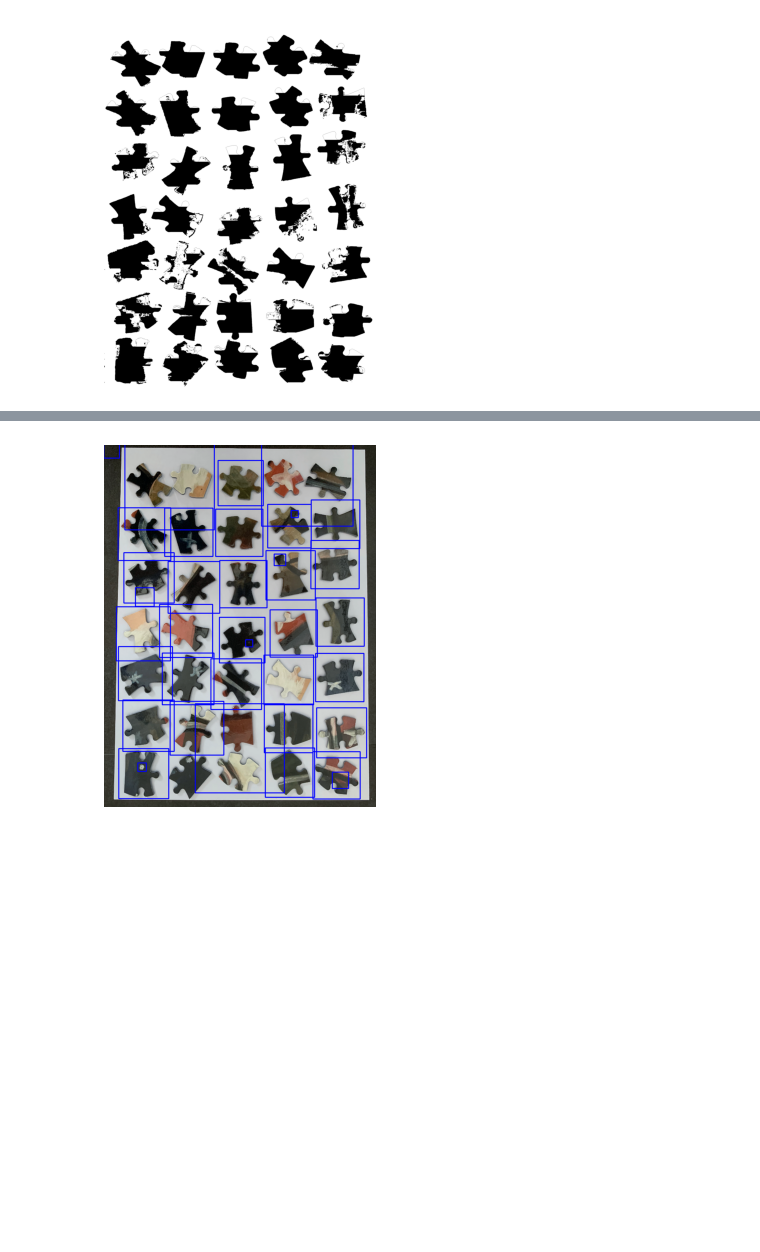
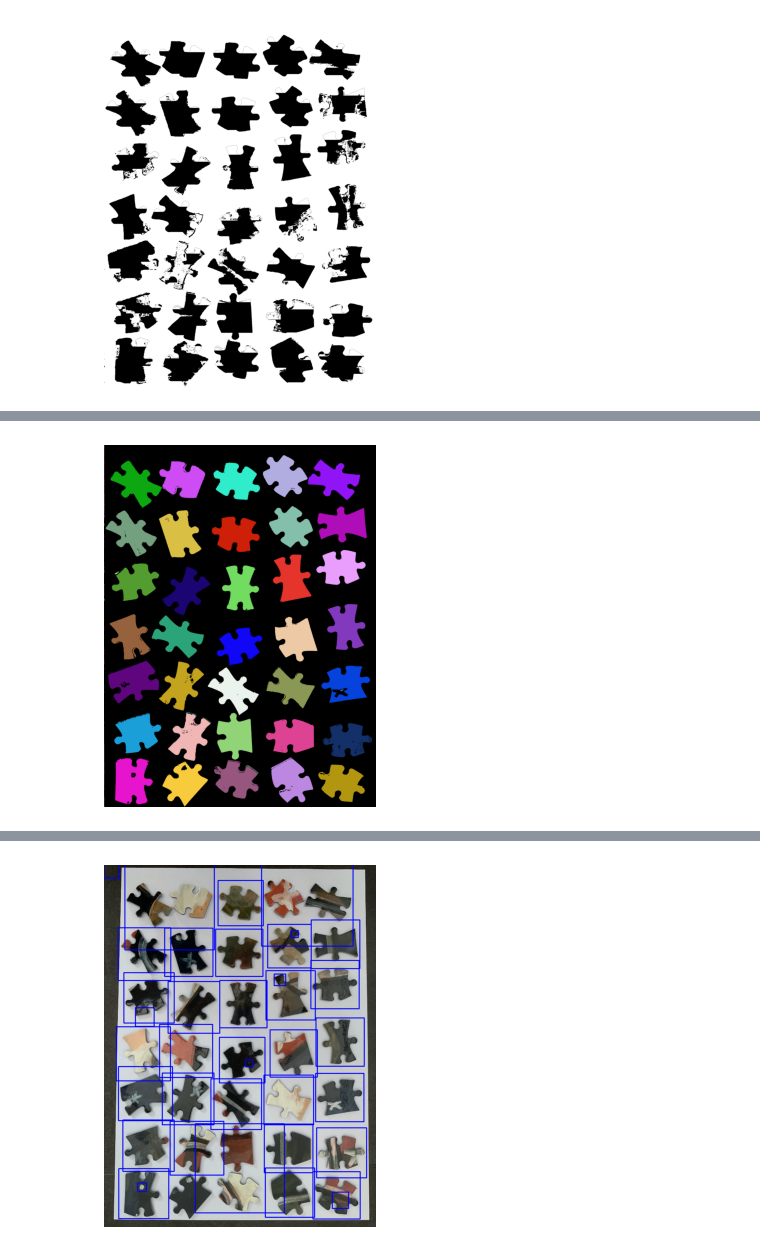
Before and after one commit to tang-ji/jigsaw-puzzle-solver, a Jupyter notebook: puzzle-image-processing.ipynb, the cells around one changed output, grey strips where cells are left out. Saved outputs shown, nothing was run; the diff lists cells and outputs as text; code cells hidden in the pictures; blank space fills up the shorter version.

```diff
--- a/puzzle-image-processing.ipynb
+++ b/puzzle-image-processing.ipynb
@@ -154,6 +154,8 @@ for _ in range(20000):
     i, j = np.random.randint(0, len(mask)), np.random.randint(0, len(mask[0]))
     if mask[i][j] > 0:
         colors.append(img_balanced[i][j])
+
+c_var = np.var(colors, axis=0)
 # %%
 from sklearn.cluster import KMeans
 
@@ -198,0 +202,26 @@ show(img_overlap)
+# %%
+kernel2 = cv2.getStructuringElement(cv2.MORPH_RECT, (3, 3))
+bin_clo = cv2.dilate(img_overlap, kernel2, iterations=1)
+
+num_labels, labels, stats, centroids = cv2.connectedComponentsWithStats(255-bin_clo, connectivity=4)
+
+# print('num_labels = ',num_labels)
+# 连通域的信息：对应各个轮廓的x、y、width、height和面积
+# print('stats = ',stats)
+# 连通域的中心点
+# print('centroids = ',centroids)
+# 每一个像素的标签1、2、3.。。，同一个连通域的标签是一致的
+# print('labels = ',labels)
+
+# 不同的连通域赋予不同的颜色
+output = np.zeros((img.shape[0], img.shape[1], 3), np.uint8)
+for i in range(1, num_labels):
+
+    m = labels == i
+    output[:, :, 0][m] = np.random.randint(0, 255)
+    output[:, :, 1][m] = np.random.randint(0, 255)
+    output[:, :, 2][m] = np.random.randint(0, 255)
+# %%
+show(output)
+# %% [output]
+[figure, added]
```
Also changed, not shown: parts of 9 cells of this notebook.
